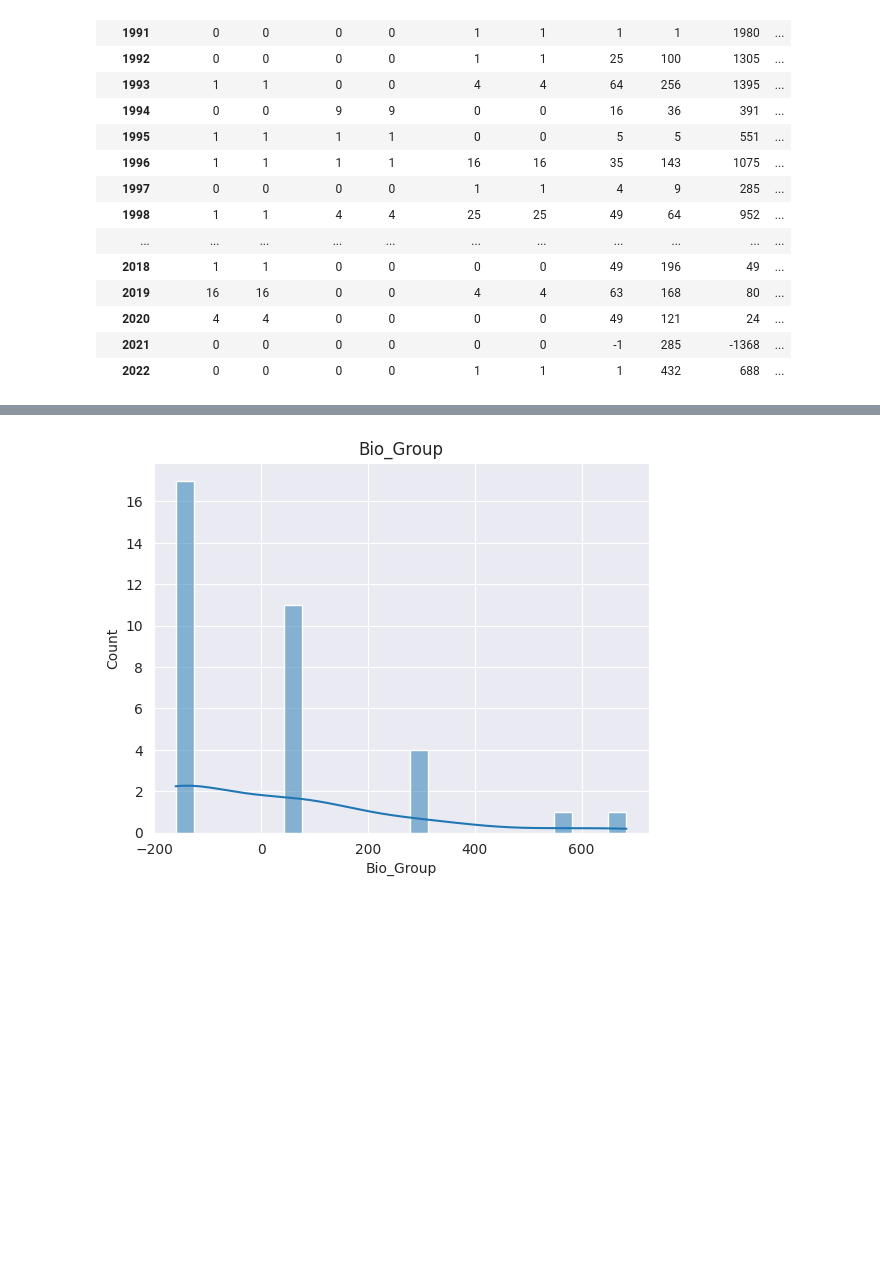
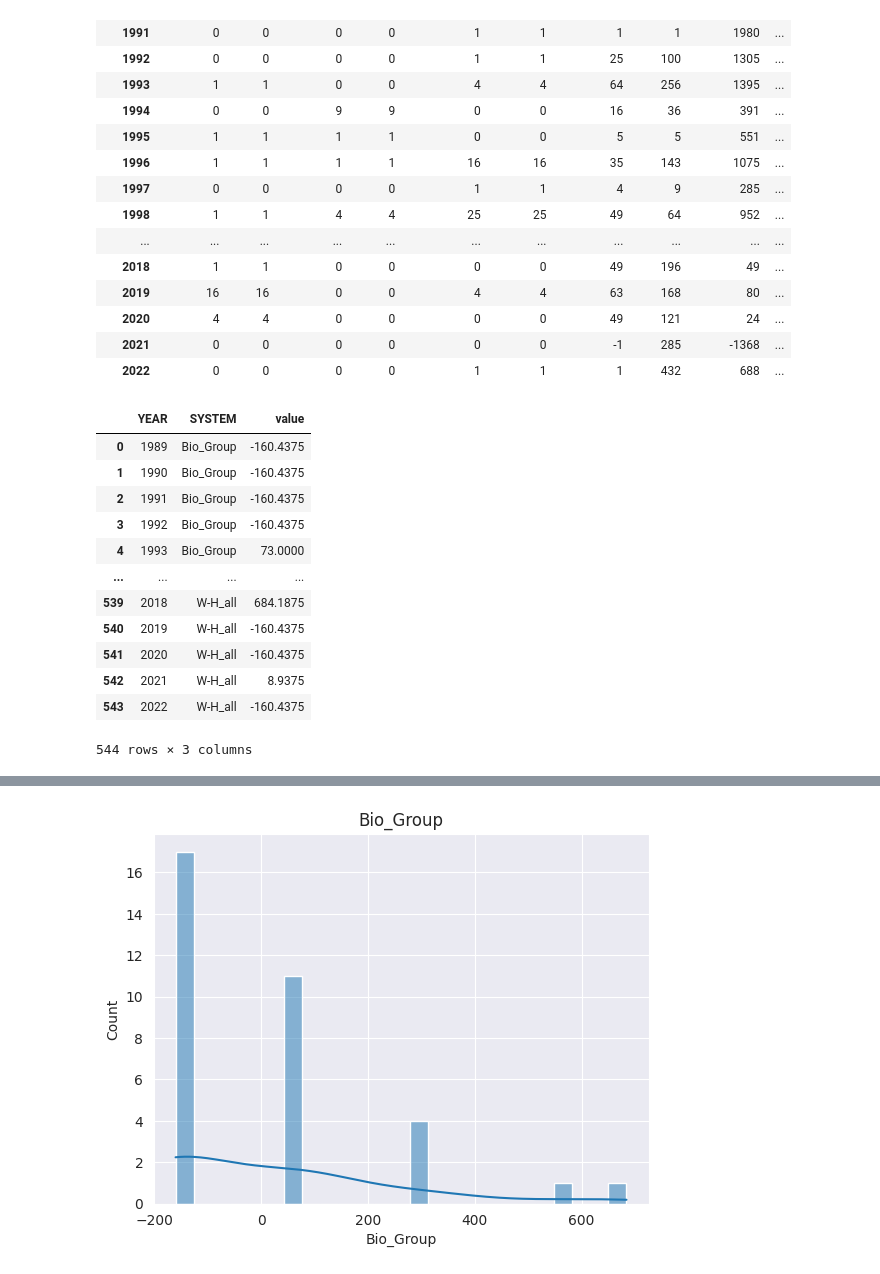
Before and after one commit to sairamtvv/TFT_fusion, a Jupyter notebook: fusion_test-Copy1.ipynb, the cells around one changed output, grey strips where cells are left out. Cells and saved outputs as stored; diff of their text form; code cells hidden in the pictures; blank space fills up the shorter version.

```diff
--- a/fusion_test-Copy1.ipynb
+++ b/fusion_test-Copy1.ipynb
@@ -66,0 +69,16 @@ quant_norm_pivot_data = quantile_normalize(pivoted_data)
+# %%
+pd.melt(quant_norm_pivot_data, id_vars=['YEAR'], var_name=['SYSTEM'])
+# %% [output]
+|  | YEAR | SYSTEM | value |
+| 0 | 1989 | Bio_Group | -160.4375 |
+| 1 | 1990 | Bio_Group | -160.4375 |
+| 2 | 1991 | Bio_Group | -160.4375 |
+| 3 | 1992 | Bio_Group | -160.4375 |
+| 4 | 1993 | Bio_Group | 73.0000 |
+| ... | ... | ... | ... |
+| 539 | 2018 | W-H_all | 684.1875 |
+| 540 | 2019 | W-H_all | -160.4375 |
+| 541 | 2020 | W-H_all | -160.4375 |
+| 542 | 2021 | W-H_all | 8.9375 |
+| 543 | 2022 | W-H_all | -160.4375 |
+544 rows × 3 columns
```
Also changed, not shown: parts of 2 cells of this notebook, 1 other file.
